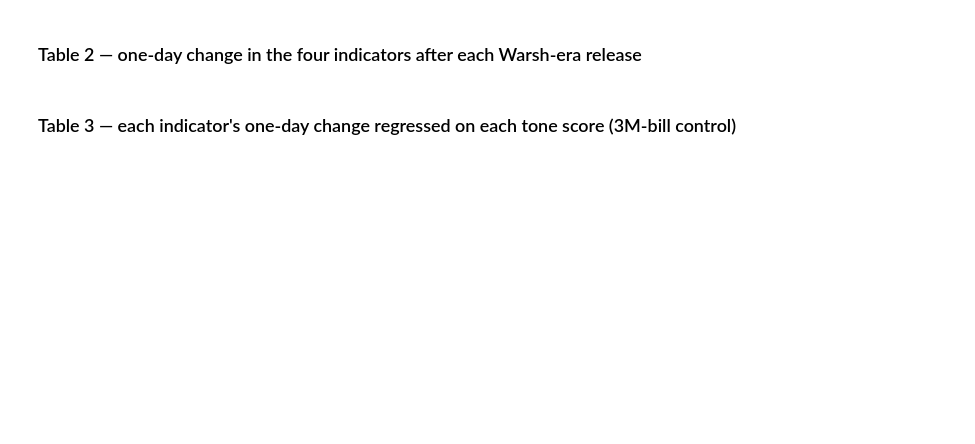
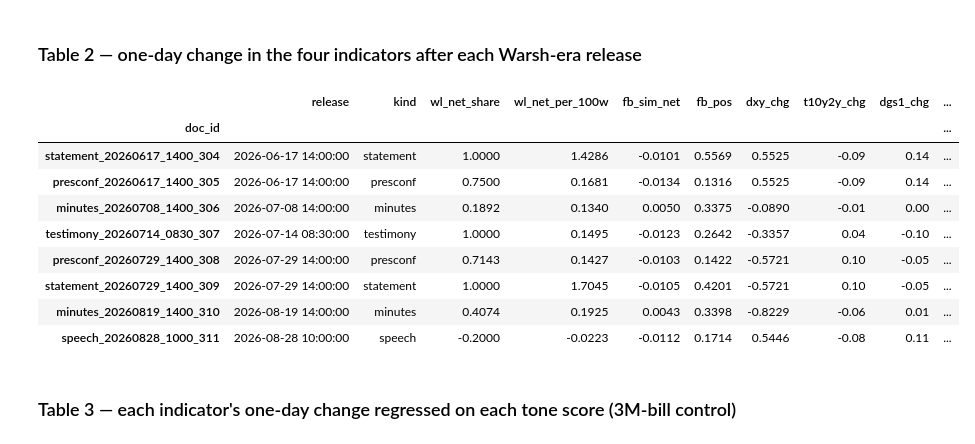
Before and after one commit to xiaoyang119/FRE-GY-7871A-Assignment2, a Jupyter notebook: assignment2_analysis.ipynb, the cells around one changed output. Saved outputs shown, nothing was run; the diff lists cells and outputs as text; code cells hidden in the pictures; blank space fills up the shorter version.

```diff
--- a/assignment2_analysis.ipynb
+++ b/assignment2_analysis.ipynb
@@ -113,8 +166,21 @@ event[["release", "dxy_chg", "t10y2y_chg", "dgs1_chg", "gv_chg"]].tail()
 ### Table 2 — one-day change in the four indicators after each Warsh-era release
 # %%
 warsh_events = event[event.chair == "Warsh"].sort_values("release")
-cols = ["release", "kind", tone_col] + ["dxy_chg", "t10y2y_chg", "dgs1_chg", "gv_chg"]
-warsh_events[cols].round(4)
+cols = ["release", "kind"] + tone_cols + ["dxy_chg", "t10y2y_chg", "dgs1_chg", "gv_chg", "dgs3mo_chg"]
+table2 = warsh_events[cols].round(4)
+table2.to_csv(OUTPUT_DIR / "table2_warsh_one_day_changes.csv", index=False)
+table2
+# %% [output]
+|  | release | kind | wl_net_share | wl_net_per_100w | fb_sim_net | fb_pos | dxy_chg | t10y2y_chg | dgs1_chg | ... |
+| doc_id |  |  |  |  |  |  |  |  |  | ... |
+| statement_20260617_1400_304 | 2026-06-17 14:00:00 | statement | 1.0000 | 1.4286 | -0.0101 | 0.5569 | 0.5525 | -0.09 | 0.14 | ... |
+| presconf_20260617_1400_305 | 2026-06-17 14:00:00 | presconf | 0.7500 | 0.1681 | -0.0134 | 0.1316 | 0.5525 | -0.09 | 0.14 | ... |
+| minutes_20260708_1400_306 | 2026-07-08 14:00:00 | minutes | 0.1892 | 0.1340 | 0.0050 | 0.3375 | -0.0890 | -0.01 | 0.00 | ... |
+| testimony_20260714_0830_307 | 2026-07-14 08:30:00 | testimony | 1.0000 | 0.1495 | -0.0123 | 0.2642 | -0.3357 | 0.04 | -0.10 | ... |
+| presconf_20260729_1400_308 | 2026-07-29 14:00:00 | presconf | 0.7143 | 0.1427 | -0.0103 | 0.1422 | -0.5721 | 0.10 | -0.05 | ... |
+| statement_20260729_1400_309 | 2026-07-29 14:00:00 | statement | 1.0000 | 1.7045 | -0.0105 | 0.4201 | -0.5721 | 0.10 | -0.05 | ... |
+| minutes_20260819_1400_310 | 2026-08-19 14:00:00 | minutes | 0.4074 | 0.1925 | 0.0043 | 0.3398 | -0.8229 | -0.06 | 0.01 | ... |
+| speech_20260828_1000_311 | 2026-08-28 10:00:00 | speech | -0.2000 | -0.0223 | -0.0112 | 0.1714 | 0.5446 | -0.08 | 0.11 | ... |
 # %% [markdown]
 ### Table 3 — each indicator's one-day change regressed on each tone score (3M-bill control)
 # %%
```
Also changed, not shown: parts of 16 cells of this notebook, 9 other files.
